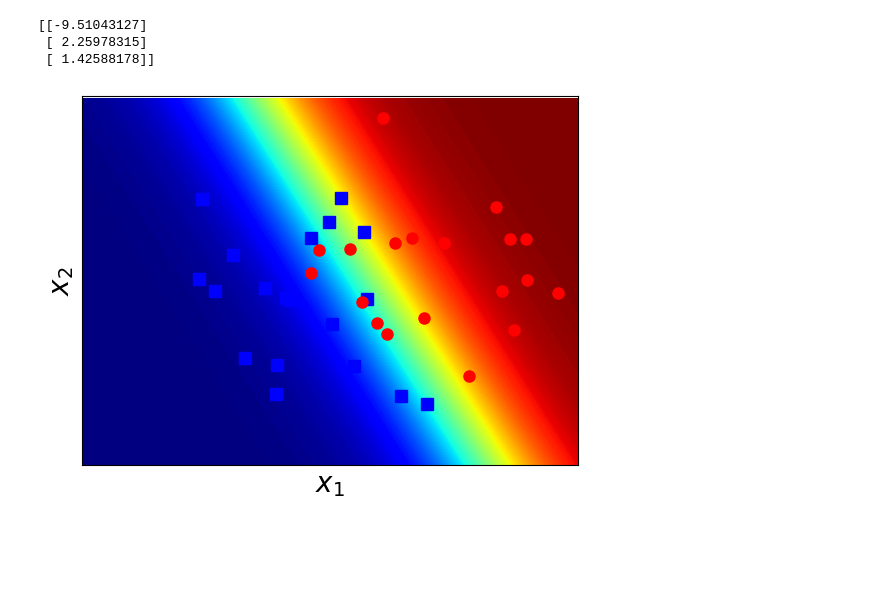
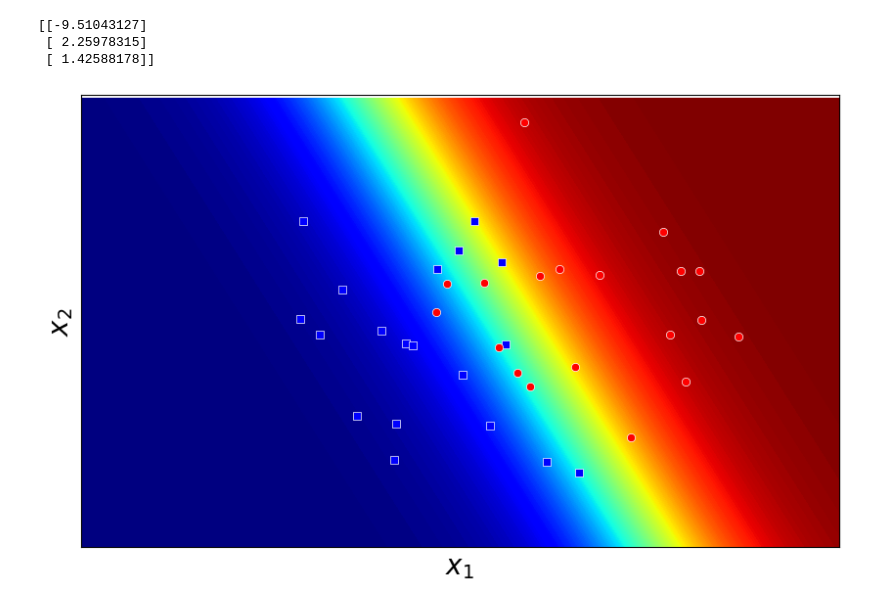
Before and after one commit to yuk068/machine-learning-mat3533, a Jupyter notebook: Jupyter/logr-assignment/example2_syn_2d.ipynb, the cells around one changed output. Drawn from its saved outputs; the diff is of its cells as text; code cells hidden in the pictures; blank space fills up the shorter version.

```diff
--- a/Jupyter/logr-assignment/example2_syn_2d.ipynb
+++ b/Jupyter/logr-assignment/example2_syn_2d.ipynb
@@ -76,32 +77,46 @@ print(w[-1])
 # %%
 # Make data.
 x1m = np.arange(-1, 6, 0.025) # generate data coord. X1
 xlen = len(x1m)
 x2m = np.arange(0, 4, 0.025) # generate data coord. X2
 x2en = len(x2m)
 x1m, x2m = np.meshgrid(x1m, x2m) # create mesh grid X = (X1, X2)
 # now assign the parameter w0, w1, w2 from array w which was computed above
 w0 = w[-1][0][0]
 w1 = w[-1][1][0]
 w2 = w[-1][2][0]
 # calculate probability zm=P(c|x)=sigmoid(w^Tx)=sigmoid(w0+w1*x1m+w2*x2m)
 zm = sigmoid(w0 + w1*x1m + w2*x2m)
 # plot contour of prob. zm by the saturation of blue and red
 # more red <=> prob. that data point belong to red class is higher & vise versa
+# Adjust plot space and point size
+plt.figure(figsize=(10, 6))  # Increase figure size
+
+# Plot contour of probability
 CS = plt.contourf(x1m, x2m, zm, 200, cmap='jet')
-# finally, plot the data and take a look
-plt.plot(X1[:, 0], X1[:, 1], 'bs', markersize = 8, alpha = 1)
-plt.plot(X2[:, 0], X2[:, 1], 'ro', markersize = 8, alpha = 1)
+
+# Plot the data points with smaller size and white borders for visibility
+plt.plot(X1[:, 0], X1[:, 1], 'bs', markersize=6, alpha=1, markeredgewidth=0.5, markeredgecolor='white')  # Blue squares with white border
+plt.plot(X2[:, 0], X2[:, 1], 'ro', markersize=6, alpha=1, markeredgewidth=0.5, markeredgecolor='white')  # Red circles with white border
+
+# Set axis limits
 plt.axis('equal')
 plt.ylim(0, 4)
 plt.xlim(0, 5)
-# hide tikcs
+
+# Hide ticks
 cur_axes = plt.gca()
 cur_axes.axes.get_xaxis().set_ticks([])
 cur_axes.axes.get_yaxis().set_ticks([])
-plt.xlabel('$x_1$', fontsize = 20)
-plt.ylabel('$x_2$', fontsize = 20)
-plt.savefig('logistic_2d_2.png', bbox_inches='tight', dpi = 300)
+
+# Set labels
+plt.xlabel('$x_1$', fontsize=20)
+plt.ylabel('$x_2$', fontsize=20)
+
+# Save the figure with tight layout and high DPI
+plt.savefig('logistic_2d_2.png', bbox_inches='tight', dpi=300)
+
+# Display the plot
 plt.show()
 # %% [output]
-[figure, old version]
+[figure, new version]
```
Also changed, not shown: parts of 1 cell of this notebook, 5 other files.
